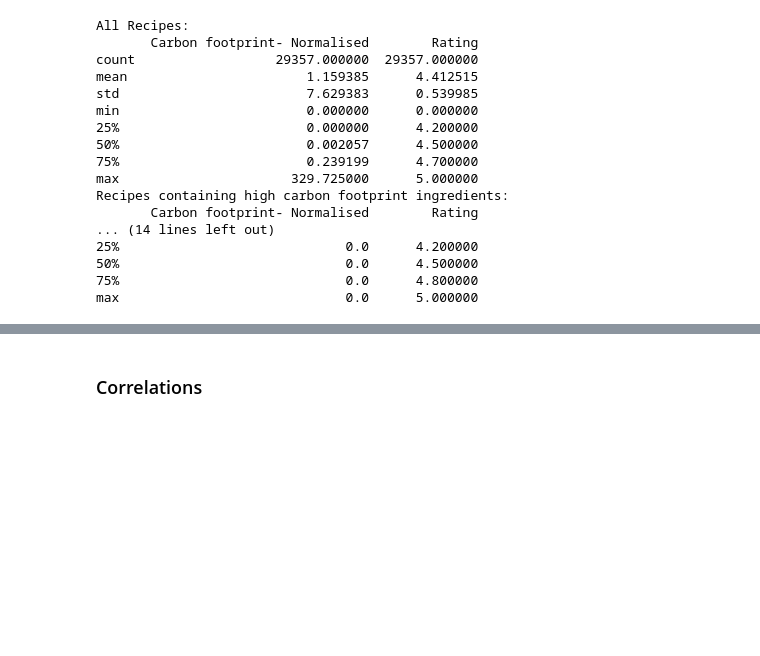
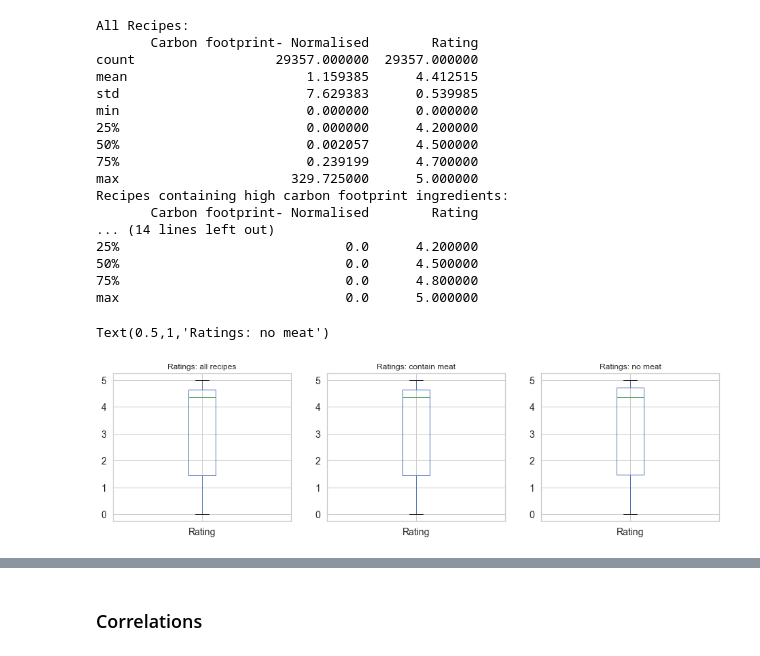
Before and after one commit to chloerDXN/lovelace-project, a Jupyter notebook: data_analysis_notebook.ipynb, the cells around one changed output, grey strips where cells are left out. Cells and saved outputs as stored; diff of their text form; code cells hidden in the pictures; blank space fills up the shorter version.

```diff
--- a/data_analysis_notebook.ipynb
+++ b/data_analysis_notebook.ipynb
@@ -124,3 +118,20 @@ Recipes containing high carbon footprint ingredients:
 50%                             0.0      4.500000
 75%                             0.0      4.800000
 max                             0.0      5.000000
+# %%
+plt.figure(figsize=(16,4))
+
+plt.subplot(131)
+df_clean.describe().iloc[2:].boxplot(column='Rating')
+plt.title('Ratings: all recipes')
+
+plt.subplot(132)
+df_meat.describe().iloc[2:].boxplot(column='Rating')
+plt.title('Ratings: contain meat')
+
+plt.subplot(133)
+df_no_meat.describe().iloc[2:].boxplot(column='Rating')
+plt.title('Ratings: no meat')
+# %% [output]
+Text(0.5,1,'Ratings: no meat')
+[figure, added]
```
Also changed, not shown: parts of 38 cells of this notebook.
